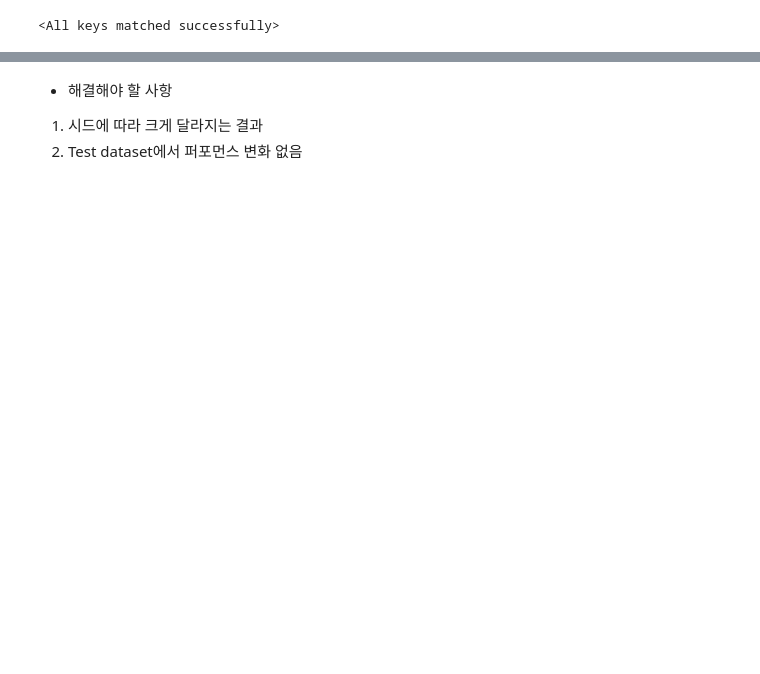
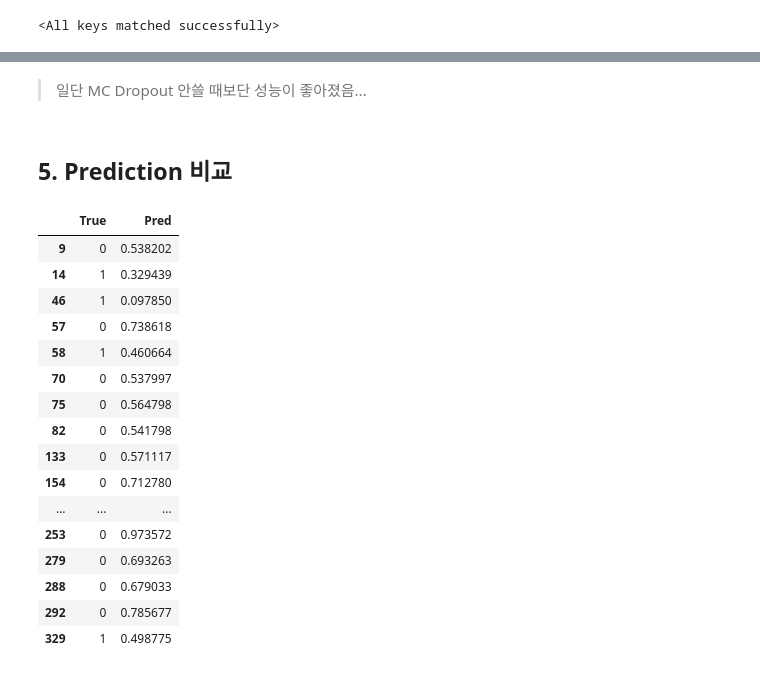
Before and after one commit to HollyRiver/AP2025, a Jupyter notebook: course/after-midterm/project/mc_dropout.ipynb, the cells around one changed output, grey strips where cells are left out. Cells and saved outputs as stored; diff of their text form; code cells hidden in the pictures; blank space fills up the shorter version.

```diff
--- a/course/after-midterm/project/mc_dropout.ipynb
+++ b/course/after-midterm/project/mc_dropout.ipynb
@@ -564,4 +580,4 @@ print(f"\n테스트 정확도: {test_acc:.4f}")
-# %% [markdown]
-* 해결해야 할 사항
-1. 시드에 따라 크게 달라지는 결과
-2. Test dataset에서 퍼포먼스 변화 없음
+# %% [markdown]
+> 일단 MC Dropout 안쓸 때보단 성능이 좋아졌음...
+# %% [markdown]
+## **5. Prediction 비교**
@@ -567,0 +586,23 @@ print(f"\n테스트 정확도: {test_acc:.4f}")
+# %%
+df_baseline = pd.read_csv("result/Baseline_result.csv")
+df_mc = pd.read_csv("result/MC_result.csv")
+# %%
+df_baseline.loc[(df_baseline.Pred > 0.5) != df_baseline["True"]]
+# %% [output]
+|  | True | Pred |
+| 9 | 0 | 0.538202 |
+| 14 | 1 | 0.329439 |
+| 46 | 1 | 0.097850 |
+| 57 | 0 | 0.738618 |
+| 58 | 1 | 0.460664 |
+| 70 | 0 | 0.537997 |
+| 75 | 0 | 0.564798 |
+| 82 | 0 | 0.541798 |
+| 133 | 0 | 0.571117 |
+| 154 | 0 | 0.712780 |
+| ... | ... | ... |
+| 253 | 0 | 0.973572 |
+| 279 | 0 | 0.693263 |
+| 288 | 0 | 0.679033 |
+| 292 | 0 | 0.785677 |
+| 329 | 1 | 0.498775 |
```
Also changed, not shown: parts of 29 cells of this notebook, 10 other files.
